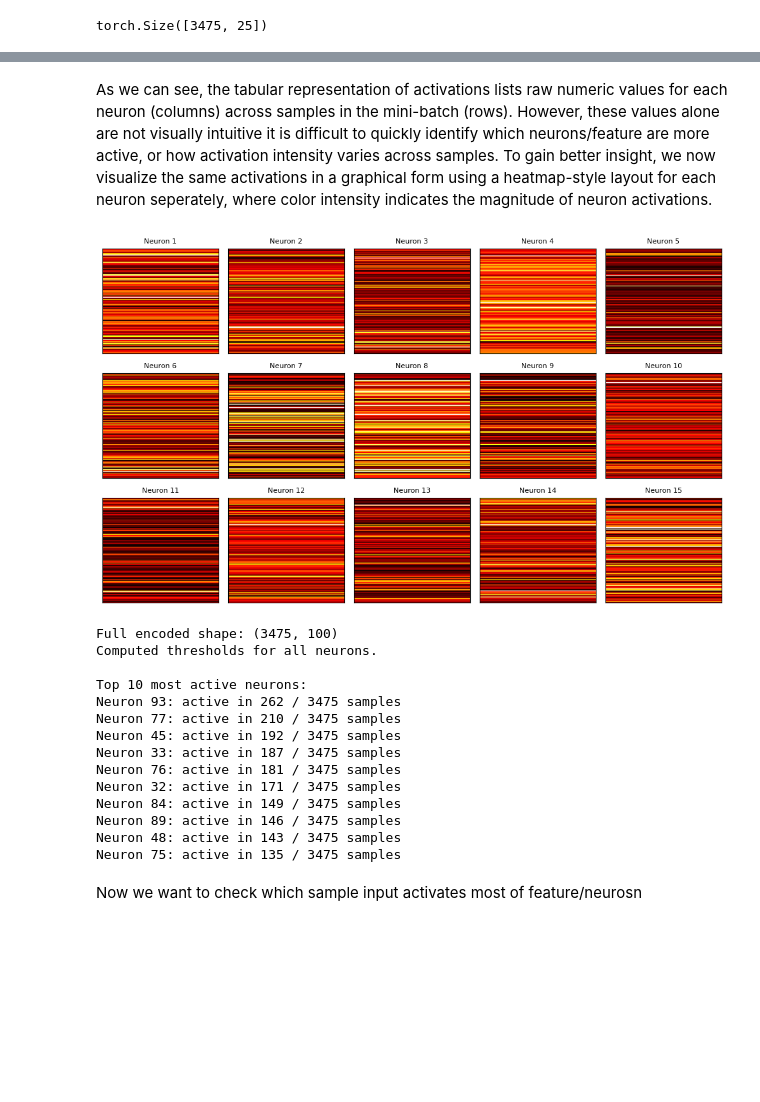
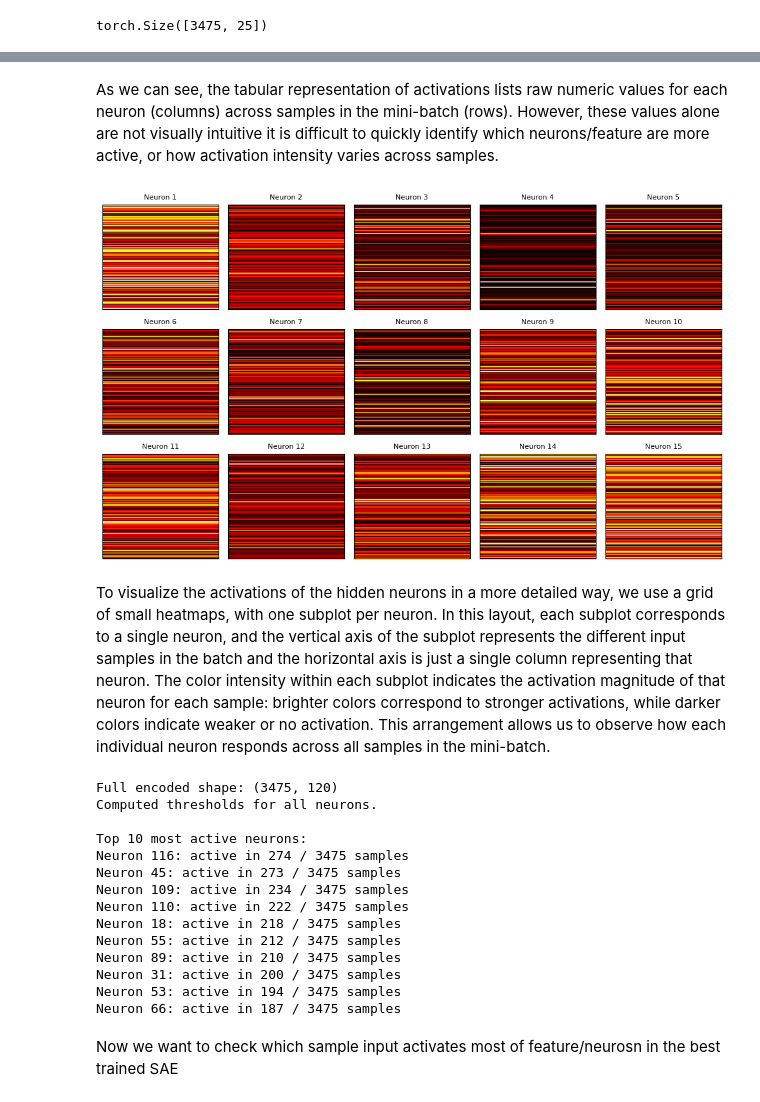
Before and after one commit to Anshu00027/SAE-for-PINNs, a Jupyter notebook: SAE-for-Taylor-Green-Vortex-PINNs.ipynb, the cells around one changed output, grey strips where cells are left out. Cells and saved outputs as stored; diff of their text form; code cells hidden in the pictures; blank space fills up the shorter version.

```diff
--- a/SAE-for-Taylor-Green-Vortex-PINNs.ipynb
+++ b/SAE-for-Taylor-Green-Vortex-PINNs.ipynb
@@ -246,0 +292,8 @@ Saved SAE encoded features shape: (3475, 120)
+# %%
+# Convert hidden activations to a DataFrame
+activations = np.array(any_batch_encoded)  # (batch_size, num_neurons)
+df = pd.DataFrame(activations, columns=[f"Neuron {i+1}" for i in range(activations.shape[1])])
+# Show first 10 samples (rows) and first 10 neurons (columns) for readability
+df_subset = df.iloc[:10, :10]
+
+df_subset
@@ -249,10 +314,2 @@ now we are printing the activation values of neurons for each sample in the mini
 
 Each row corresponds to the activation of neuron for a single sample from the mini-batch.
-# %%
-# Convert hidden activations to a DataFrame
-activations = np.array(last_batch_encoded)  # (batch_size, num_neurons)
-df = pd.DataFrame(activations, columns=[f"Neuron {i+1}" for i in range(activations.shape[1])])
-# Show first 10 samples (rows) and first 10 neurons (columns) for readability
-df_subset = df.iloc[:10, :10]
-
-df_subset
@@ -271,58 +316,59 @@ df_subset
 # %% [markdown]
  As we can see, the tabular representation of activations lists raw numeric values for each neuron (columns) across samples in the mini-batch (rows).
  However, these values alone are not visually intuitive it is difficult to quickly identify which neurons/feature are more active, or how activation intensity varies across samples.
- To gain better insight, we now visualize the same activations in a graphical form using a heatmap-style layout for each neuron seperately, where color intensity indicates the magnitude of neuron activations.
 # %%
-def plot_last_batch_activations(activations, num_neurons, neurons_per_row, save_path=None):
+def plot_batch_activations(activations, num_neurons, neurons_per_row, save_path=None):
     num_rows = (num_neurons + neurons_per_row - 1) // neurons_per_row
     fig, axes = plt.subplots(num_rows, neurons_per_row, figsize=(neurons_per_row * 2, num_rows * 2))
     axes = axes.flatten()
 
     """
-    Visualizes neuron activations across samples in the last mini-batch.
+    Visualizes neuron activations across samples in any mini-batch.
 
     Each subplot represents one neuron. The vertical axis shows samples in the batch.
     Color intensity is the  activation magnitude.
     """
 
 
     for i in range(num_neurons):
         if i >= activations.shape[1]:
             break
         ax = axes[i]
         # Each neuron activation across the last batch samples
 
         ax.imshow(activations[:, i].reshape(-1, 1), aspect='auto', cmap='hot')
         ax.set_title(f'Neuron {i+1}', fontsize=8)
         ax.set_xticks([])
         ax.set_yticks([])
 
     for j in range(i+1, len(axes)):
         axes[j].axis('off')
 
     plt.tight_layout()
     if save_path:
         plt.savefig(save_path, dpi=600, bbox_inches='tight')
     plt.show()
 
 
 # Example call
-plot_last_batch_activations(last_batch_encoded, num_neurons=15, neurons_per_row=5, save_path="pic.png")
+plot_batch_activations(any_batch_encoded, num_neurons=15, neurons_per_row=5, save_path="pic.png")
 # %% [output]
-[figure, old version]
+[figure, new version]
+# %% [markdown]
+To visualize the activations of the hidden neurons in a more detailed way, we use a grid of small heatmaps, with one subplot per neuron. In this layout, each subplot corresponds to a single neuron, and the vertical axis of the subplot represents the different input samples in the batch and the horizontal axis is just a single column representing that neuron. The color intensity within each subplot indicates the activation magnitude of that neuron for each sample: brighter colors correspond to stronger activations, while darker colors indicate weaker or no activation. This arrangement allows us to observe how each individual neuron responds across all samples in the mini-batch.
 # %%
 #  Load encoded activations
-encoded_full = np.load("train_last_hidden_encoded.npy")
-last_batch_encoded = np.load("last_batch_encoded.npy")
+encoded_full = np.load("train_full_hidden_encoded.npy")
+any_batch_encoded = np.load("any_batch_encoded.npy")
 
 num_samples, num_neurons = encoded_full.shape
 print(f"Full encoded shape: {encoded_full.shape}")
 
-# Compute per-neuron threshold from last batch
+# Compute per-neuron threshold from mini batch
 K = 10
 thresholds = np.zeros(num_neurons)
 for n in range(num_neurons):
-    topk_values = np.sort(last_batch_encoded[:, n])[-K:]
+    topk_values = np.sort(any_batch_encoded[:, n])[-K:]
     thresholds[n] = np.mean(topk_values)
 print("Computed thresholds for all neurons.")
 
@@ -339,22 +385,22 @@ print("\nTop 10 most active neurons:")
 for idx in top_indices:
     print(f"Neuron {idx}: active in {neuron_activity_counts[idx]} / {num_samples} samples")
 # %% [output]
-Full encoded shape: (3475, 100)
+Full encoded shape: (3475, 120)
 Computed thresholds for all neurons.
 
 Top 10 most active neurons:
-Neuron 93: active in 262 / 3475 samples
-Neuron 77: active in 210 / 3475 samples
-Neuron 45: active in 192 / 3475 samples
-Neuron 33: active in 187 / 3475 samples
-Neuron 76: active in 181 / 3475 samples
-Neuron 32: active in 171 / 3475 samples
-Neuron 84: active in 149 / 3475 samples
-Neuron 89: active in 146 / 3475 samples
-Neuron 48: active in 143 / 3475 samples
-Neuron 75: active in 135 / 3475 samples
+Neuron 116: active in 274 / 3475 samples
+Neuron 45: active in 273 / 3475 samples
+Neuron 109: active in 234 / 3475 samples
+Neuron 110: active in 222 / 3475 samples
+Neuron 18: active in 218 / 3475 samples
+Neuron 55: active in 212 / 3475 samples
+Neuron 89: active in 210 / 3475 samples
+Neuron 31: active in 200 / 3475 samples
+Neuron 53: active in 194 / 3475 samples
+Neuron 66: active in 187 / 3475 samples
 # %% [markdown]
-Now we want to check which sample input activates most of feature/neurosn
+Now we want to check which sample input activates most of feature/neurosn in the best trained SAE
 # %%
 sample_activity_counts = np.sum(active_matrix, axis=1)
 # axix 1 means count how many neurons are active for a sample
```
Also changed, not shown: parts of 14 cells of this notebook.
